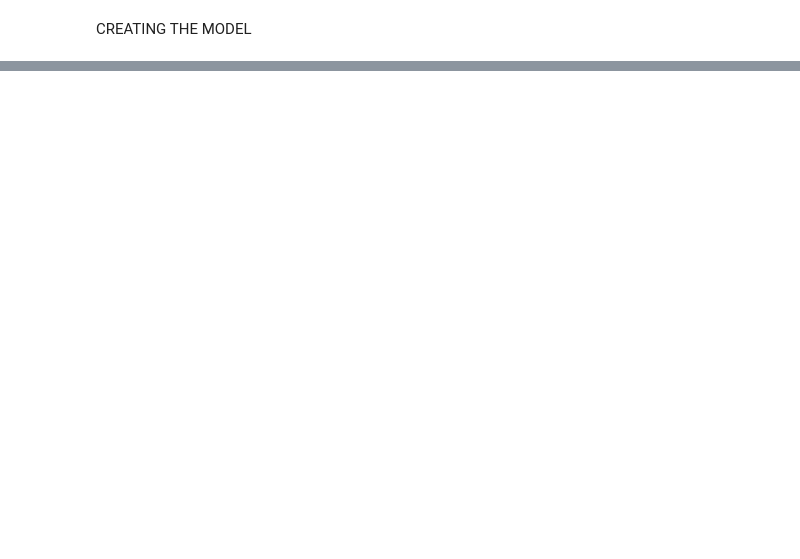
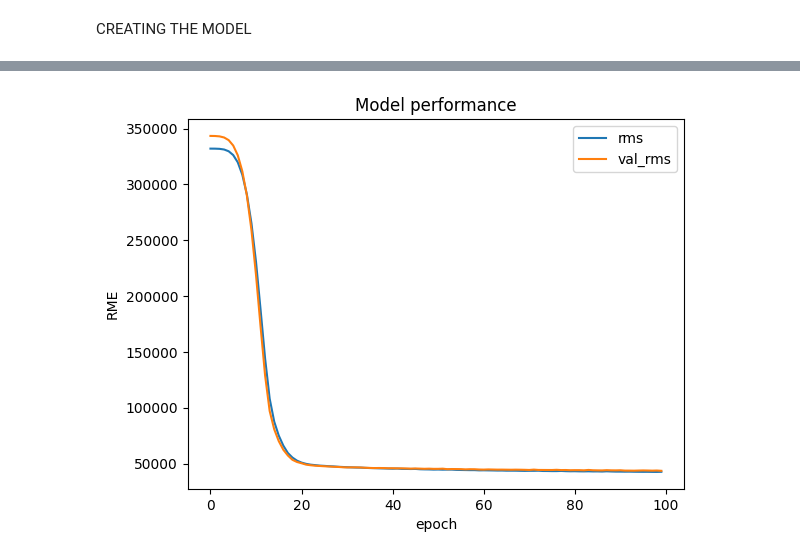
Before and after one commit to bishal5917/deep_learning_projects, a Jupyter notebook: car_price_prediction/model.ipynb, the cells around one changed output, grey strips where cells are left out. Saved outputs shown, nothing was run; the diff lists cells and outputs as text; code cells hidden in the pictures; blank space fills up the shorter version.

```diff
--- a/car_price_prediction/model.ipynb
+++ b/car_price_prediction/model.ipynb
@@ -139,0 +240,11 @@ Model: "sequential_1"
+# %%
+#plotting using matplotlib
+plt.plot(history.history['root_mean_squared_error'])
+plt.plot(history.history['val_root_mean_squared_error'])
+plt.title("Model performance")
+plt.ylabel("RME")
+plt.xlabel("epoch")
+plt.legend(["rms","val_rms"])
+plt.show()
+# %% [output]
+[figure, added]
```
Also changed, not shown: parts of 21 cells of this notebook.
